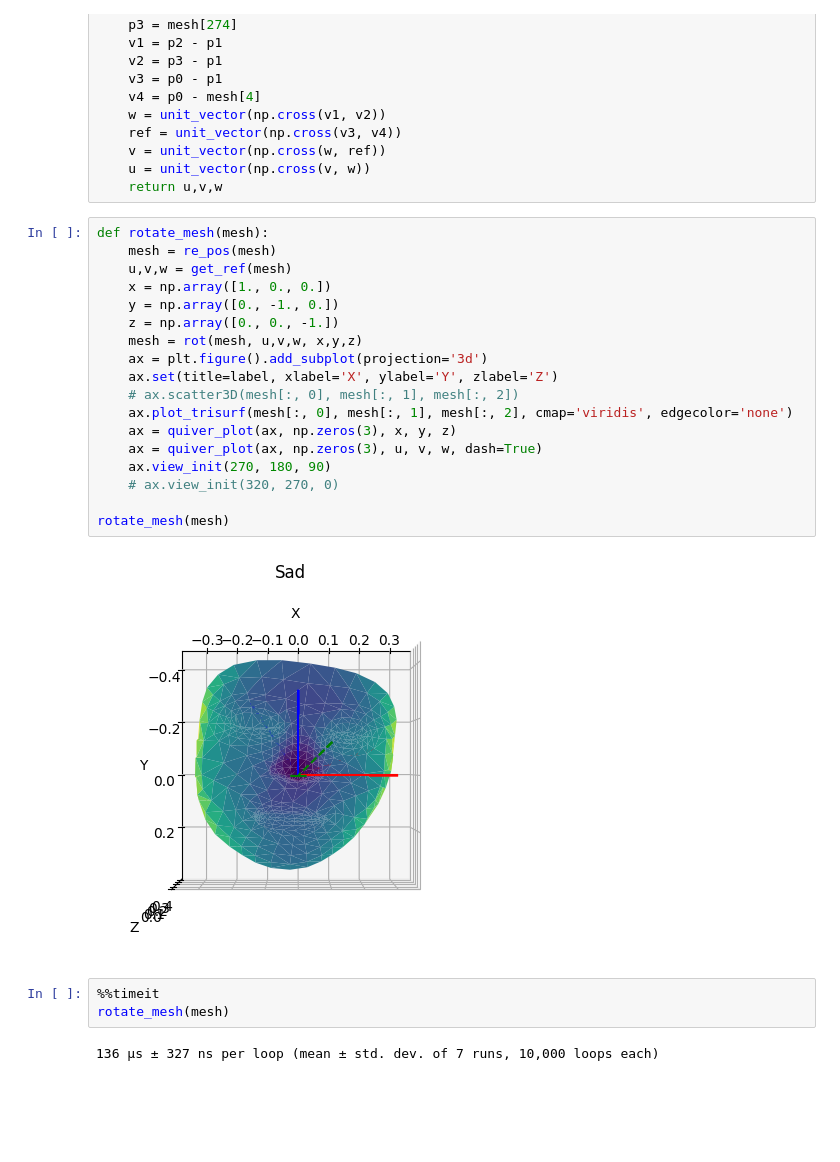
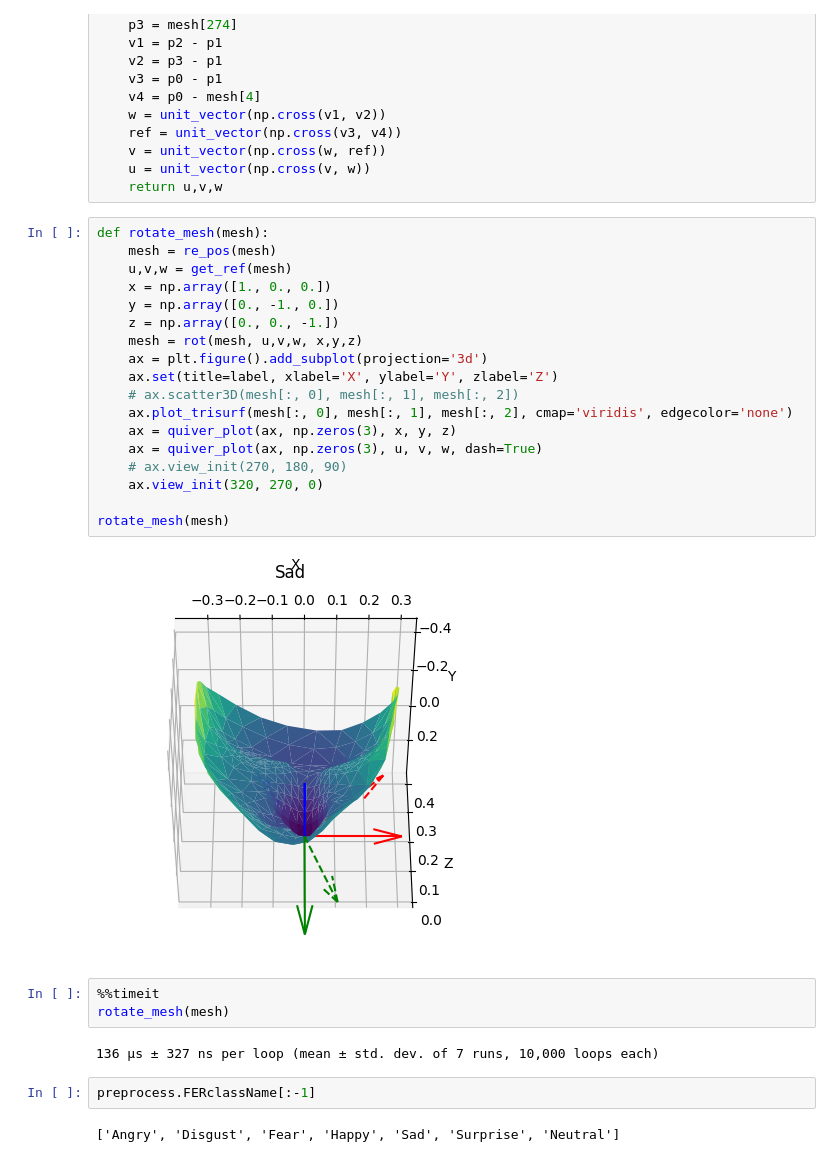
Before and after one commit to northnpk/FaceMeshEmotions, a Jupyter notebook: FERplusExplore.ipynb, the cells around one changed output. Cells and saved outputs as stored; diff of their text form; blank space fills up the shorter version.

```diff
--- a/FERplusExplore.ipynb
+++ b/FERplusExplore.ipynb
@@ -165,25 +165,29 @@ def get_ref(mesh):
 # %%
 def rotate_mesh(mesh):
     mesh = re_pos(mesh)
     u,v,w = get_ref(mesh)
     x = np.array([1., 0., 0.])
     y = np.array([0., -1., 0.])
     z = np.array([0., 0., -1.])
     mesh = rot(mesh, u,v,w, x,y,z)
     ax = plt.figure().add_subplot(projection='3d')
     ax.set(title=label, xlabel='X', ylabel='Y', zlabel='Z')
     # ax.scatter3D(mesh[:, 0], mesh[:, 1], mesh[:, 2])
     ax.plot_trisurf(mesh[:, 0], mesh[:, 1], mesh[:, 2], cmap='viridis', edgecolor='none')
     ax = quiver_plot(ax, np.zeros(3), x, y, z)
     ax = quiver_plot(ax, np.zeros(3), u, v, w, dash=True)
-    ax.view_init(270, 180, 90)
-    # ax.view_init(320, 270, 0)
+    # ax.view_init(270, 180, 90)
+    ax.view_init(320, 270, 0)
 
 rotate_mesh(mesh)
 # %% [output]
-[figure, old version]
+[figure, new version]
 # %%
 %%timeit
 rotate_mesh(mesh)
 # %% [output]
 136 µs ± 327 ns per loop (mean ± std. dev. of 7 runs, 10,000 loops each)
+# %%
+preprocess.FERclassName[:-1]
+# %% [output]
+['Angry', 'Disgust', 'Fear', 'Happy', 'Sad', 'Surprise', 'Neutral']
```
Also changed, not shown: 3 other files.
